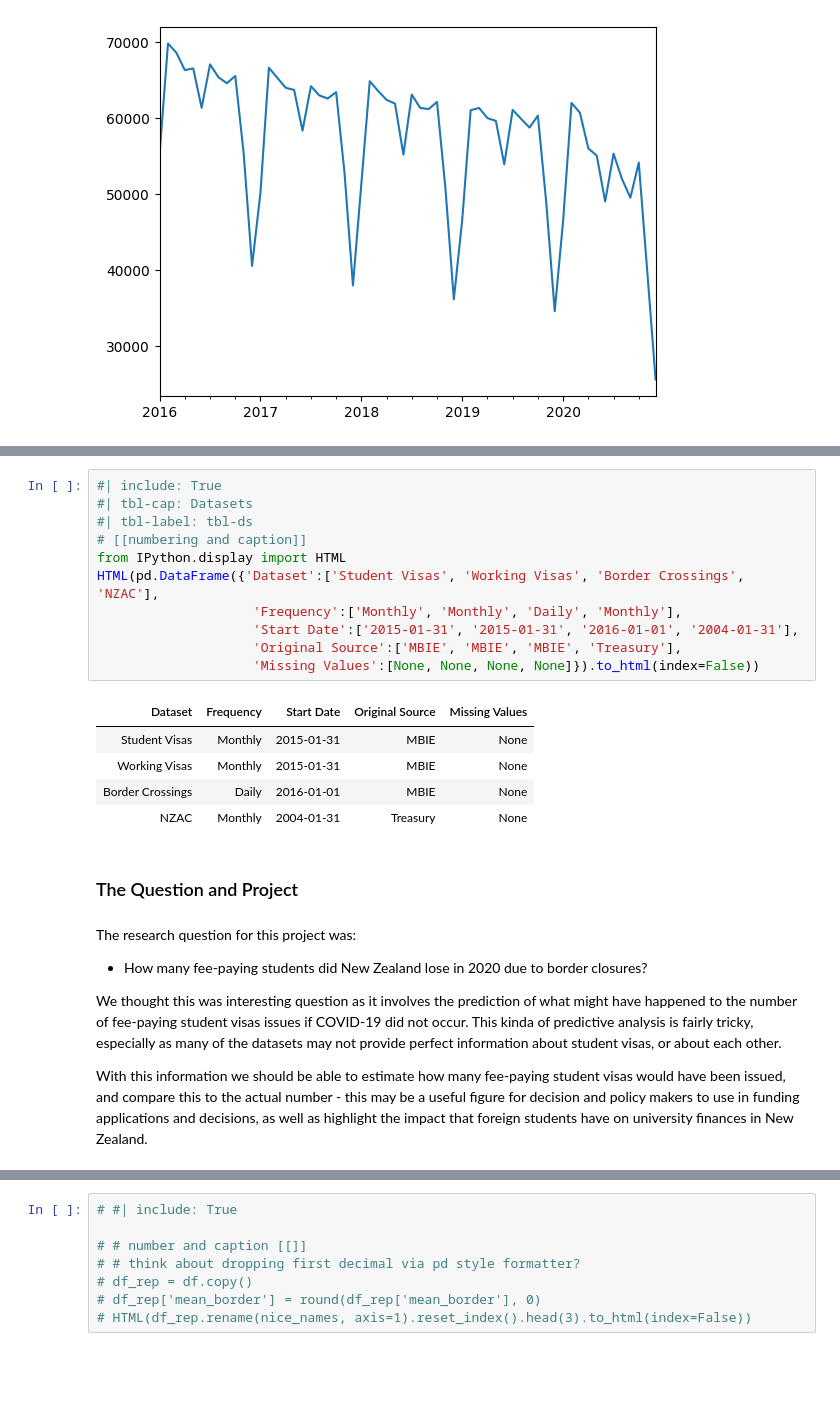
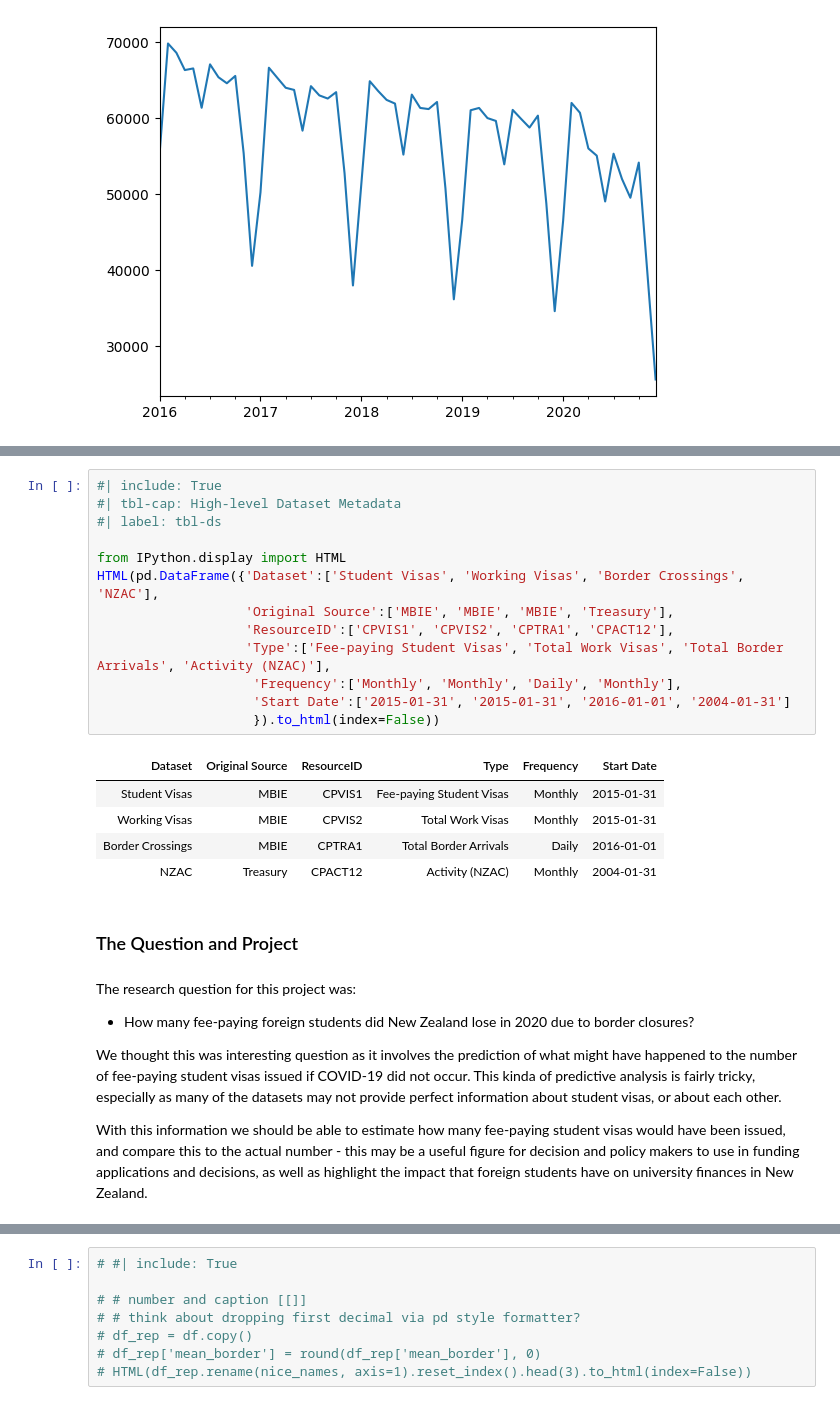
Before and after one commit to Avelas/DATA471_2302_TS_PROJ, a Jupyter notebook: DATA471_ts_proj.ipynb, the cells around one changed output, grey strips where cells are left out. Cells and saved outputs as stored; diff of their text form; blank space fills up the shorter version.

```diff
--- a/DATA471_ts_proj.ipynb
+++ b/DATA471_ts_proj.ipynb
@@ -891,27 +982,29 @@ The NZAC is important as it is higher frequency than most economic datasets. Mea
 # %%
 #| include: True
-#| tbl-cap: Datasets
-#| tbl-label: tbl-ds
-# [[numbering and caption]]
+#| tbl-cap: High-level Dataset Metadata
+#| label: tbl-ds
+
 from IPython.display import HTML
 HTML(pd.DataFrame({'Dataset':['Student Visas', 'Working Visas', 'Border Crossings', 'NZAC'],
+                   'Original Source':['MBIE', 'MBIE', 'MBIE', 'Treasury'],
+                   'ResourceID':['CPVIS1', 'CPVIS2', 'CPTRA1', 'CPACT12'],
+                   'Type':['Fee-paying Student Visas', 'Total Work Visas', 'Total Border Arrivals', 'Activity (NZAC)'],
                     'Frequency':['Monthly', 'Monthly', 'Daily', 'Monthly'],
-                    'Start Date':['2015-01-31', '2015-01-31', '2016-01-01', '2004-01-31'],
-                    'Original Source':['MBIE', 'MBIE', 'MBIE', 'Treasury'],
-                    'Missing Values':[None, None, None, None]}).to_html(index=False))
+                    'Start Date':['2015-01-31', '2015-01-31', '2016-01-01', '2004-01-31']
+                    }).to_html(index=False))
 # %% [output]
-| Dataset | Frequency | Start Date | Original Source | Missing Values |
-| Student Visas | Monthly | 2015-01-31 | MBIE | None |
-| Working Visas | Monthly | 2015-01-31 | MBIE | None |
-| Border Crossings | Daily | 2016-01-01 | MBIE | None |
-| NZAC | Monthly | 2004-01-31 | Treasury | None |
+| Dataset | Original Source | ResourceID | Type | Frequency | Start Date |
+| Student Visas | MBIE | CPVIS1 | Fee-paying Student Visas | Monthly | 2015-01-31 |
+| Working Visas | MBIE | CPVIS2 | Total Work Visas | Monthly | 2015-01-31 |
+| Border Crossings | MBIE | CPTRA1 | Total Border Arrivals | Daily | 2016-01-01 |
+| NZAC | Treasury | CPACT12 | Activity (NZAC) | Monthly | 2004-01-31 |
 # %% [markdown]
 ### The Question and Project
 # %% [markdown]
 The research question for this project was:
 
-* How many fee-paying students did New Zealand lose in 2020 due to border closures?
+* How many fee-paying foreign students did New Zealand lose in 2020 due to border closures?
 
-We thought this was interesting question as it involves the prediction of what might have happened to the number of fee-paying student visas issues if COVID-19 did not occur. This kinda of predictive analysis is fairly tricky, especially as many of the datasets may not provide perfect information about student visas, or about each other.
+We thought this was interesting question as it involves the prediction of what might have happened to the number of fee-paying student visas issued if COVID-19 did not occur. This kinda of predictive analysis is fairly tricky, especially as many of the datasets may not provide perfect information about student visas, or about each other.
 
 With this information we should be able to estimate how many fee-paying student visas would have been issued, and compare this to the actual number - this may be a useful figure for decision and policy makers to use in funding applications and decisions, as well as highlight the impact that foreign students have on university finances in New Zealand.
```
Also changed, not shown: parts of 77 cells of this notebook, 1 other file.
